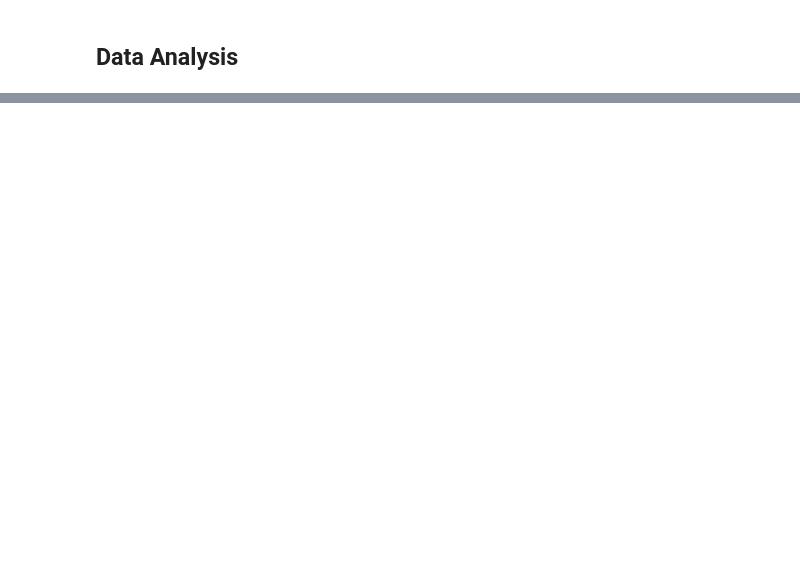
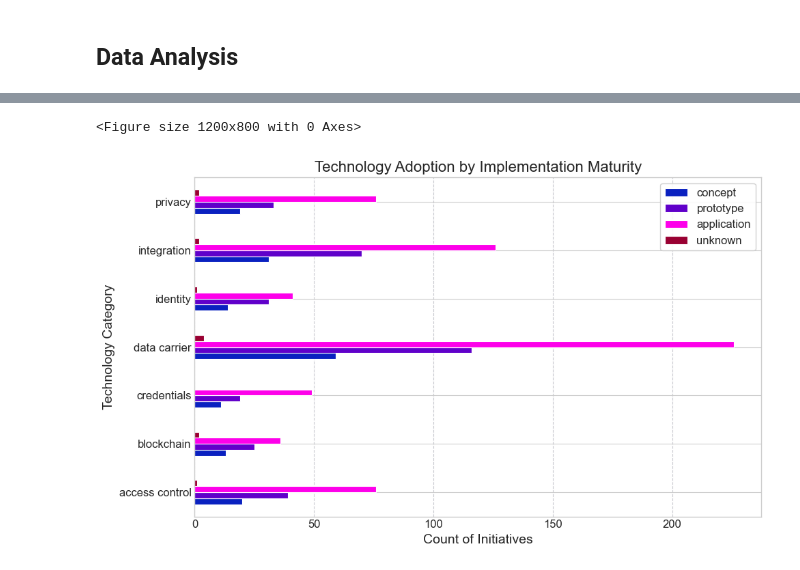
Before and after one commit to markhovs/dpp-data-analysis, a Jupyter notebook: dpp_initiatives_analysis_v2.ipynb, the cells around one changed output, grey strips where cells are left out. Drawn from its saved outputs; the diff is of its cells as text; code cells hidden in the pictures; blank space fills up the shorter version.

Commit message:
Main Data Analysis Finished

```diff
--- a/dpp_initiatives_analysis_v2.ipynb
+++ b/dpp_initiatives_analysis_v2.ipynb
@@ -943,0 +1257,63 @@ plot_filtered_heatmap(df_cleaned, 'Target_Group', 'Sector')
+# %%
+# Now analyze which technologies are most prevalent in different implementation stages
+tech_by_readiness = {}
+
+# Make sure we have processed the columns first
+for column in text_columns:
+    if column not in tech_df.columns or tech_df[column].dtype != 'object':
+        tech_df[column] = df_cleaned[column].apply(categorize_technology_text)
+
+for column in list_columns:
+    if column not in tech_df.columns:
+        tech_df[column] = df_cleaned[column].apply(categorize_list_tech)
+
+# Get all unique technology readiness levels
+readiness_levels = df_cleaned.explode('Technology_Readiness')['Technology_Readiness'].dropna().unique()
+
+for level in readiness_levels:
+    # Get initiatives at this readiness level
+    level_df = df_cleaned[df_cleaned['Technology_Readiness'].apply(
+        lambda x: level in x if isinstance(x, list) else False)]
+
+    # Get corresponding tech categorizations for these initiatives
+    level_tech_df = tech_df.loc[level_df.index]
+
+    # Count technologies used across all columns for this readiness level
+    level_techs = []
+    for col in tech_columns:
+        # Extract technologies from this column across all initiatives at this level
+        for techs in level_tech_df[col]:
+            if isinstance(techs, list) and techs:
+                level_techs.extend(techs)
+
+    # Store counts for this readiness level
+    tech_by_readiness[level] = Counter(level_techs)
+
+# Create DataFrame for visualization
+tech_readiness_df = pd.DataFrame(index=unique_techs)
+
+for level, counts in tech_by_readiness.items():
+    tech_readiness_df[level] = pd.Series(counts)
+
+# Fill NaN with 0 and select only levels with sufficient data
+tech_readiness_df = tech_readiness_df.fillna(0)
+
+# Filter to only include technology categories that appear at least once
+tech_readiness_df = tech_readiness_df.loc[tech_readiness_df.sum(axis=1) > 0]
+
+# Filter columns to only include readiness levels with enough data
+tech_readiness_df = tech_readiness_df.loc[:, tech_readiness_df.sum() >= 2]
+
+# Plot technology adoption by readiness level
+plot_multi_bar(
+    tech_readiness_df,
+    "Technology Adoption by Implementation Maturity",
+    xlabel="Count of Initiatives",
+    ylabel="Technology Category",
+    figsize=(12, 8),
+    stacked=False,
+    horizontal=True
+)
+# %% [output]
+<Figure size 1200x800 with 0 Axes>
+[figure, added]
```
Also changed, not shown: parts of 64 cells of this notebook, 1 other file.
